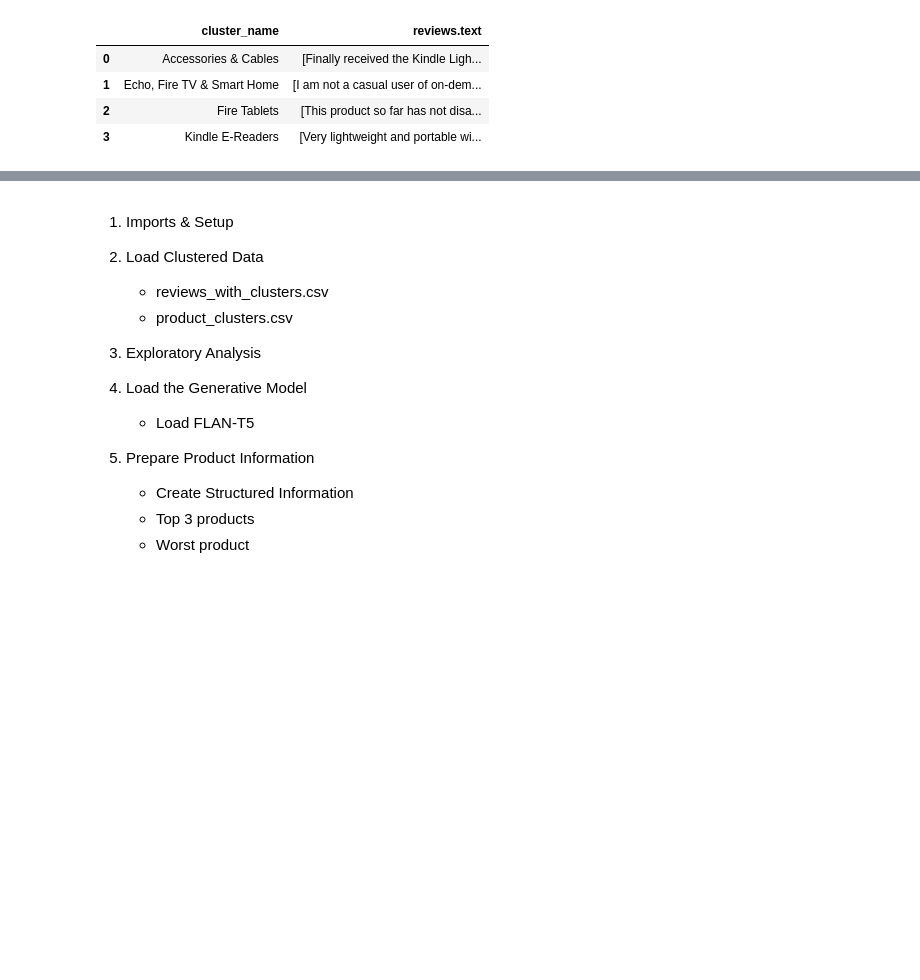
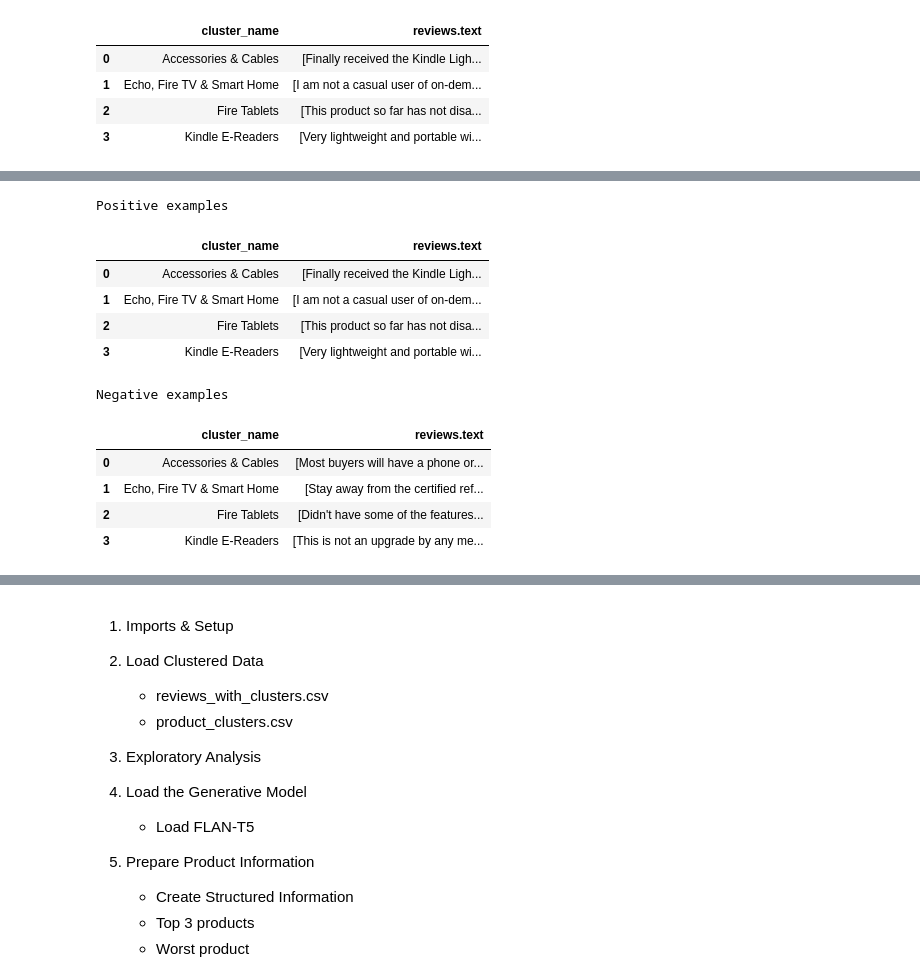
Before and after one commit to Martigol2/IRONHACK-AI-PROJECT3, a Jupyter notebook: Generative/Generative_ia.ipynb, the cells around one changed output, grey strips where cells are left out. Drawn from its saved outputs; the diff is of its cells as text; code cells hidden in the pictures; blank space fills up the shorter version.

```diff
--- a/Generative/Generative_ia.ipynb
+++ b/Generative/Generative_ia.ipynb
@@ -338,0 +418,35 @@ category_reviews.head()
+# %%
+# ==========================================================
+# 5.4 Extract Review Examples
+# ==========================================================
+
+positive_examples = get_review_examples(
+    reviews,
+    sentiment="Positive",
+    n_examples=5
+)
+
+negative_examples = get_review_examples(
+    reviews,
+    sentiment="Negative",
+    n_examples=5
+)
+
+print("Positive examples")
+display(positive_examples.head())
+
+print("\nNegative examples")
+display(negative_examples.head())
+# %% [output]
+Positive examples
+|  | cluster_name | reviews.text |
+| 0 | Accessories & Cables | [Finally received the Kindle Ligh... |
+| 1 | Echo, Fire TV & Smart Home | [I am not a casual user of on-dem... |
+| 2 | Fire Tablets | [This product so far has not disa... |
+| 3 | Kindle E-Readers | [Very lightweight and portable wi... |
+Negative examples
+|  | cluster_name | reviews.text |
+| 0 | Accessories & Cables | [Most buyers will have a phone or... |
+| 1 | Echo, Fire TV & Smart Home | [Stay away from the certified ref... |
+| 2 | Fire Tablets | [Didn't have some of the features... |
+| 3 | Kindle E-Readers | [This is not an upgrade by any me... |
```
Also changed, not shown: parts of 7 cells of this notebook.
